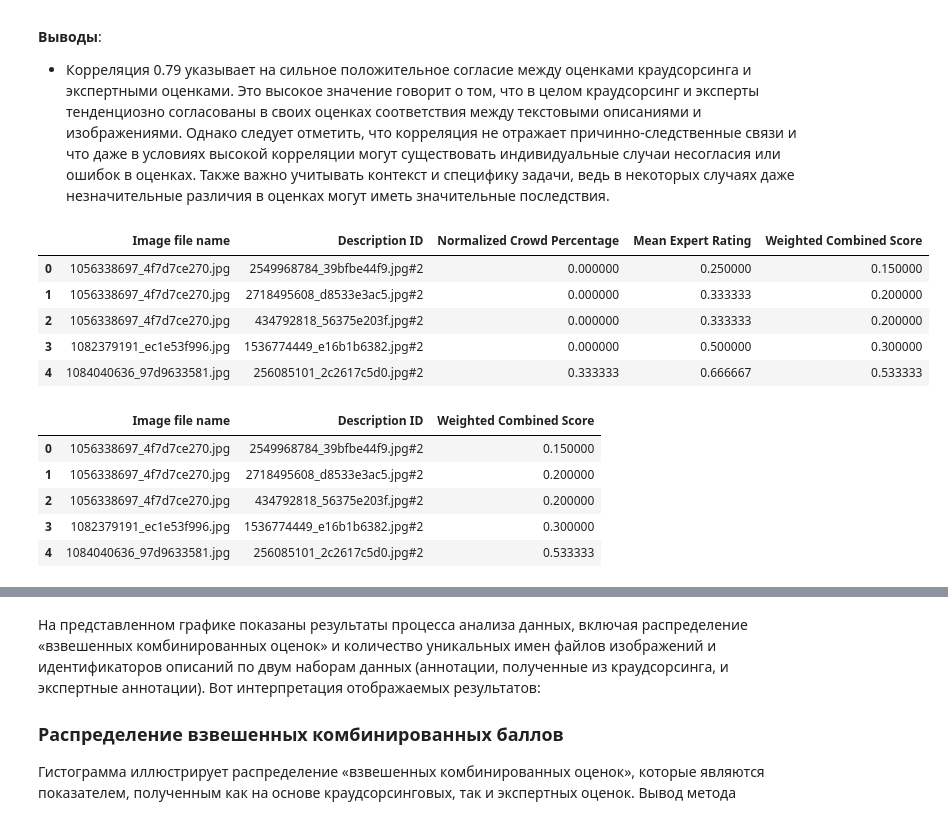
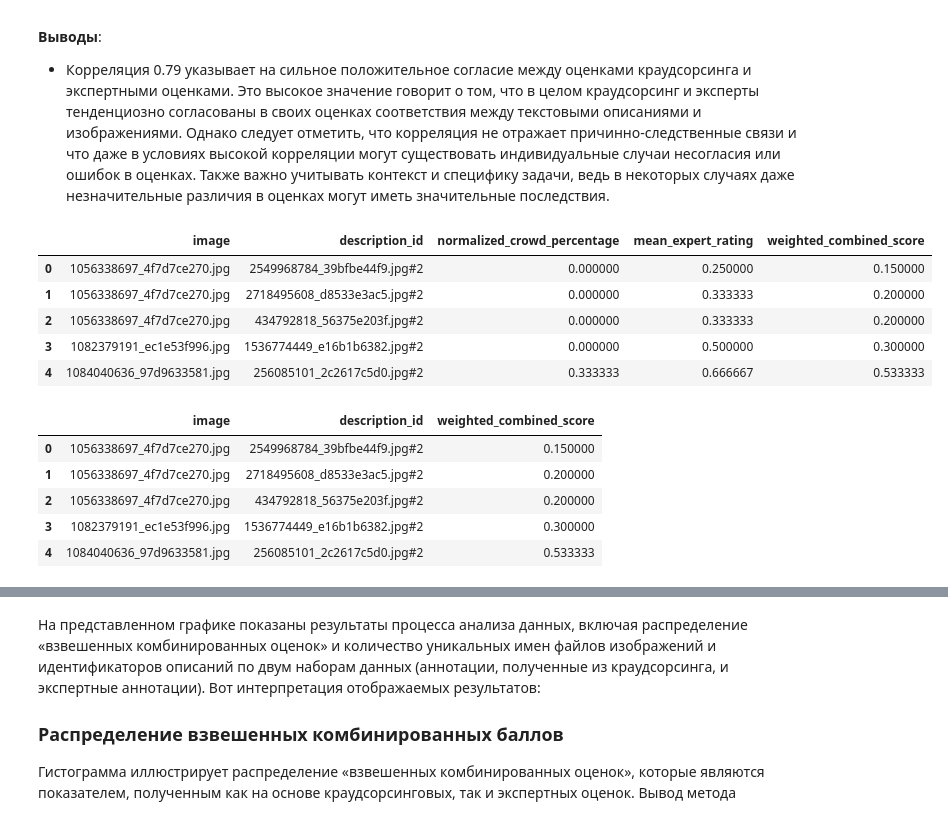
Before and after one commit to GasimV/Text-Image-Matching, a Jupyter notebook: text_image_matching.ipynb, the cells around one changed output, grey strips where cells are left out. Saved outputs shown, nothing was run; the diff lists cells and outputs as text; code cells hidden in the pictures.

```diff
--- a/text_image_matching.ipynb
+++ b/text_image_matching.ipynb
@@ -49,0 +24,6 @@ crowd_annotations_path = '/content/drive/My Drive/CrowdAnnotations.tsv'
+# %%
+# Определим константу для пути к данным. Замените «My Drive» фактическим путем к вашей директории данных.
+DATA_PATH = '/content/drive/My Drive'
+
+# Подключимся к Google Drive
+drive.mount('/content/drive')
@@ -50,5 +32,9 @@ crowd_annotations_path = '/content/drive/My Drive/CrowdAnnotations.tsv'
 # %%
-# Прочитаем данные
+# Создадим полные пути для экспертных и массовых аннотаций, используя DATA_PATH.
+expert_annotations_path = os.path.join(DATA_PATH, 'ExpertAnnotations.tsv')
+crowd_annotations_path = os.path.join(DATA_PATH, 'CrowdAnnotations.tsv')
+
+# Загрузим датафреймы, используя полные пути
 expert_annotations_df = pd.read_csv(expert_annotations_path, sep='\t', header=None)
 crowd_annotations_df = pd.read_csv(crowd_annotations_path, sep='\t', header=None)
 # %% [markdown]
@@ -118,28 +109,31 @@ None
 # %%
-# Чтобы изучить корреляцию между экспертными и массовыми аннотациями, нам необходимо соответствующим образом подготовить данные.
+# Чтобы изучить корреляцию между экспертными и массовыми аннотациями, нам необходимо
+# соответствующим образом подготовить данные.
 # Мы преобразуем рейтинги экспертов в шкалу от 0 до 1, чтобы соответствовать шкале процента краудсорса.
 # Затем мы посчитаем средний рейтинг экспертов и сравним его с процентом краудсорса.
 
 # Сначала нормализуем экспертные оценки по шкале 0-1.
-expert_annotations_df['Normalized Expert 1'] = expert_annotations_df['Expert 1 rating'] / 4
-expert_annotations_df['Normalized Expert 2'] = expert_annotations_df['Expert 2 rating'] / 4
-expert_annotations_df['Normalized Expert 3'] = expert_annotations_df['Expert 3 rating'] / 4
+expert_annotations_df['Normalized Expert 1'] = expert_annotations_df['expert_1_rating'] / 4
+expert_annotations_df['Normalized Expert 2'] = expert_annotations_df['expert_2_rating'] / 4
+expert_annotations_df['Normalized Expert 3'] = expert_annotations_df['expert_3_rating'] / 4
 
 # Рассчитаем средний экспертный рейтинг
-expert_annotations_df['Mean Expert Rating'] = expert_annotations_df[
+expert_annotations_df['mean_expert_rating'] = expert_annotations_df[
     ['Normalized Expert 1', 'Normalized Expert 2', 'Normalized Expert 3']].mean(axis=1)
 
-# Для аннотаций краудсорса предполагаем, что «Процент совпадений» уже имеет шкалу от 0 до 1, поэтому используем его напрямую.
+# Для аннотаций краудсорса предполагаем, что «Процент совпадений» уже имеет шкалу от 0 до 1,
+# поэтому используем его напрямую.
 
-# Далее нам нужно соединить два датафрейма, чтобы сравнить рейтинги. Мы сделаем это с «Image file name» и «Description ID».
+# Далее нам нужно соединить два датафрейма, чтобы сравнить рейтинги.
+# Мы сделаем это с «Image file name» и «Description ID».
 merged_annotations = pd.merge(
     crowd_annotations_df,
     expert_annotations_df,
     how='inner',
-    on=['Image file name', 'Description ID']
+    on=['image', 'description_id']
 )
 
 # Теперь посчитаем корреляцию между процентом краудсорса и средним экспертным рейтингом.
-correlation = merged_annotations['Percentage of matches'].corr(merged_annotations['Mean Expert Rating'])
+correlation = merged_annotations['percentage_of_matches'].corr(merged_annotations['mean_expert_rating'])
 correlation
 # %% [output]
@@ -169,36 +163,37 @@ correlation
 # %%
 # Присвоение весов оценкам экспертов и краудсорса
 expert_weight = 0.6
 crowd_weight = 0.4
 
 # Убедимся, что «Процент совпадений» краудсорса находится в диапазоне 0–1.
 # Примечание. Это уже так, как указано в описании набора данных, но мы включили этот шаг для полноты картины.
-merged_annotations['Normalized Crowd Percentage'] = merged_annotations['Percentage of matches']
+merged_annotations['normalized_crowd_percentage'] = merged_annotations['percentage_of_matches']
 
 # Вычислим взвешенную комбинированную оценку, используя присвоенные веса.
-merged_annotations['Weighted Combined Score'] = (
-    (merged_annotations['Mean Expert Rating'] * expert_weight) +
-    (merged_annotations['Normalized Crowd Percentage'] * crowd_weight)
+merged_annotations['weighted_combined_score'] = (
+    (merged_annotations['mean_expert_rating'] * expert_weight) +
+    (merged_annotations['normalized_crowd_percentage'] * crowd_weight)
 )
 
 # Проверим первые несколько строк, чтобы убедиться, что общий балл рассчитан правильно.
-merged_annotations[['Image file name', 'Description ID', 'Normalized Crowd Percentage', 'Mean Expert Rating', 'Weighted Combined Score']].head()
+merged_annotations[['image', 'description_id', 'normalized_crowd_percentage',
+                    'mean_expert_rating', 'weighted_combined_score']].head()
 # %% [output]
-|  | Image file name | Description ID | Normalized Crowd Percentage | Mean Expert Rating | Weighted Combined Score |
+|  | image | description_id | normalized_crowd_percentage | mean_expert_rating | weighted_combined_score |
 | 0 | 1056338697_4f7d7ce270.jpg | 2549968784_39bfbe44f9.jpg#2 | 0.000000 | 0.250000 | 0.150000 |
 | 1 | 1056338697_4f7d7ce270.jpg | 2718495608_d8533e3ac5.jpg#2 | 0.000000 | 0.333333 | 0.200000 |
 | 2 | 1056338697_4f7d7ce270.jpg | 434792818_56375e203f.jpg#2 | 0.000000 | 0.333333 | 0.200000 |
 | 3 | 1082379191_ec1e53f996.jpg | 1536774449_e16b1b6382.jpg#2 | 0.000000 | 0.500000 | 0.300000 |
 | 4 | 1084040636_97d9633581.jpg | 256085101_2c2617c5d0.jpg#2 | 0.333333 | 0.666667 | 0.533333 |
 # %%
-# Выбор только необходимых столбцов: 'Image file name', 'Description ID', 'Weighted Combined Score'
+# Выбор только необходимых столбцов: 'image', 'description_id', 'weighted_combined_score'
 # и присваиваем его переменной train_df
-annotations_df = merged_annotations[['Image file name', 'Description ID', 'Weighted Combined Score']]
+annotations_df = merged_annotations[['image', 'description_id', 'weighted_combined_score']]
 
 # Отображение первых нескольких строк train_df для проверки
 annotations_df.head()
 # %% [output]
-|  | Image file name | Description ID | Weighted Combined Score |
+|  | image | description_id | weighted_combined_score |
 | 0 | 1056338697_4f7d7ce270.jpg | 2549968784_39bfbe44f9.jpg#2 | 0.150000 |
 | 1 | 1056338697_4f7d7ce270.jpg | 2718495608_d8533e3ac5.jpg#2 | 0.200000 |
 | 2 | 1056338697_4f7d7ce270.jpg | 434792818_56375e203f.jpg#2 | 0.200000 |
```
Also changed, not shown: parts of 23 cells of this notebook, 1 other file.
